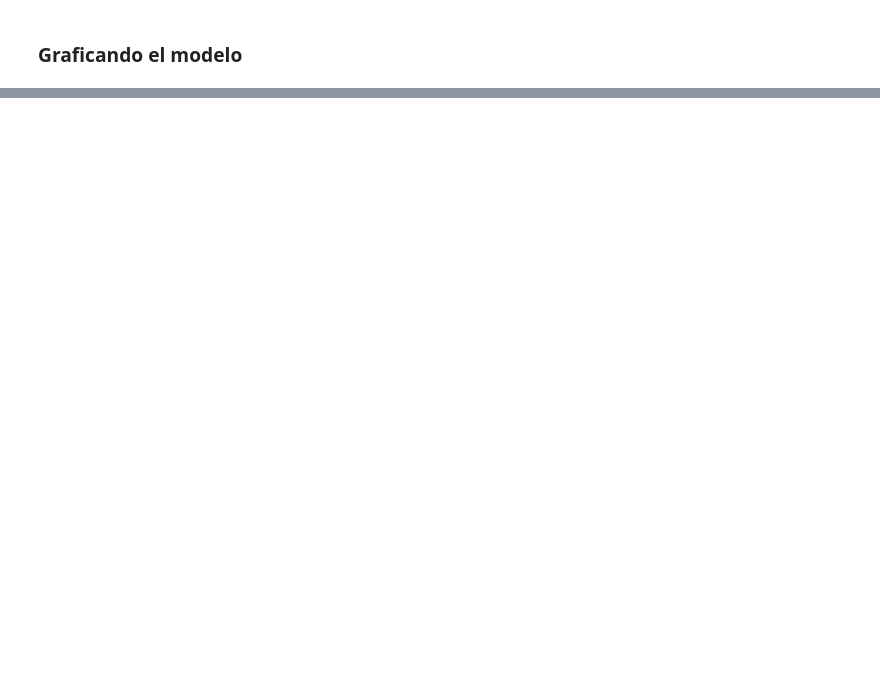
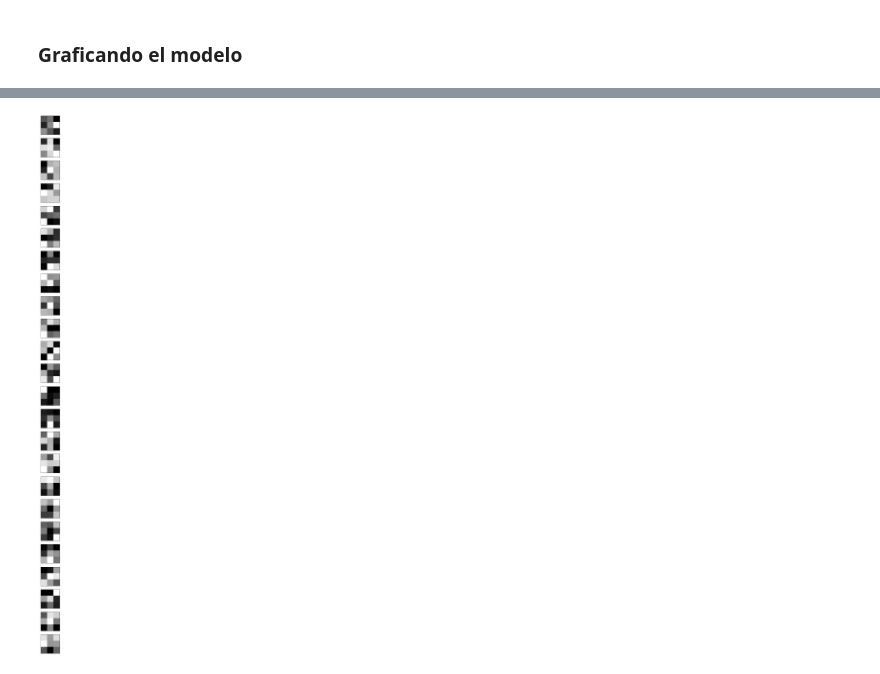
Before and after one commit to Jotade100/MusicCNN, a Jupyter notebook: CNN proyecto.ipynb, the cells around one changed output, grey strips where cells are left out. Drawn from its saved outputs; the diff is of its cells as text; code cells hidden in the pictures; blank space fills up the shorter version.

```diff
--- a/CNN proyecto.ipynb
+++ b/CNN proyecto.ipynb
@@ -280,0 +332,12 @@ plot_model(cnn_model, to_file='model.png', show_shapes=True, show_layer_names=Tr
+# %%
+width, height, depth, n_filters = conv2d_1.shape #Propiedades del filtro
+# %%
+fig,axs=plt.subplots(n_filters, depth,figsize=(5,40))
+for i in range(n_filters):
+        filter_chann = conv2d_1[:,:,0,i]
+        axs[i].imshow(filter_chann,cmap='gray')
+        axs[i].set_xticks([])
+        axs[i].set_yticks([])
+plt.show()
+# %% [output]
+[figure, added]
```
Also changed, not shown: parts of 47 cells of this notebook, 3 other files.
